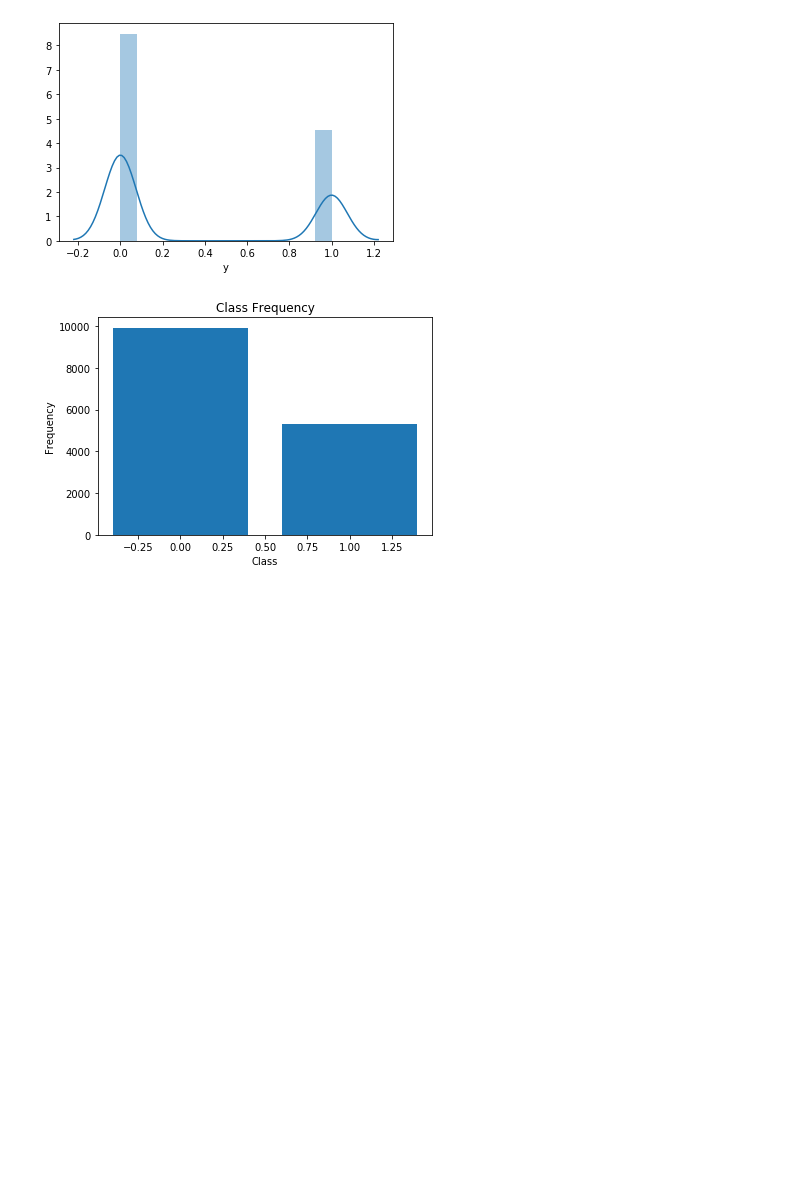
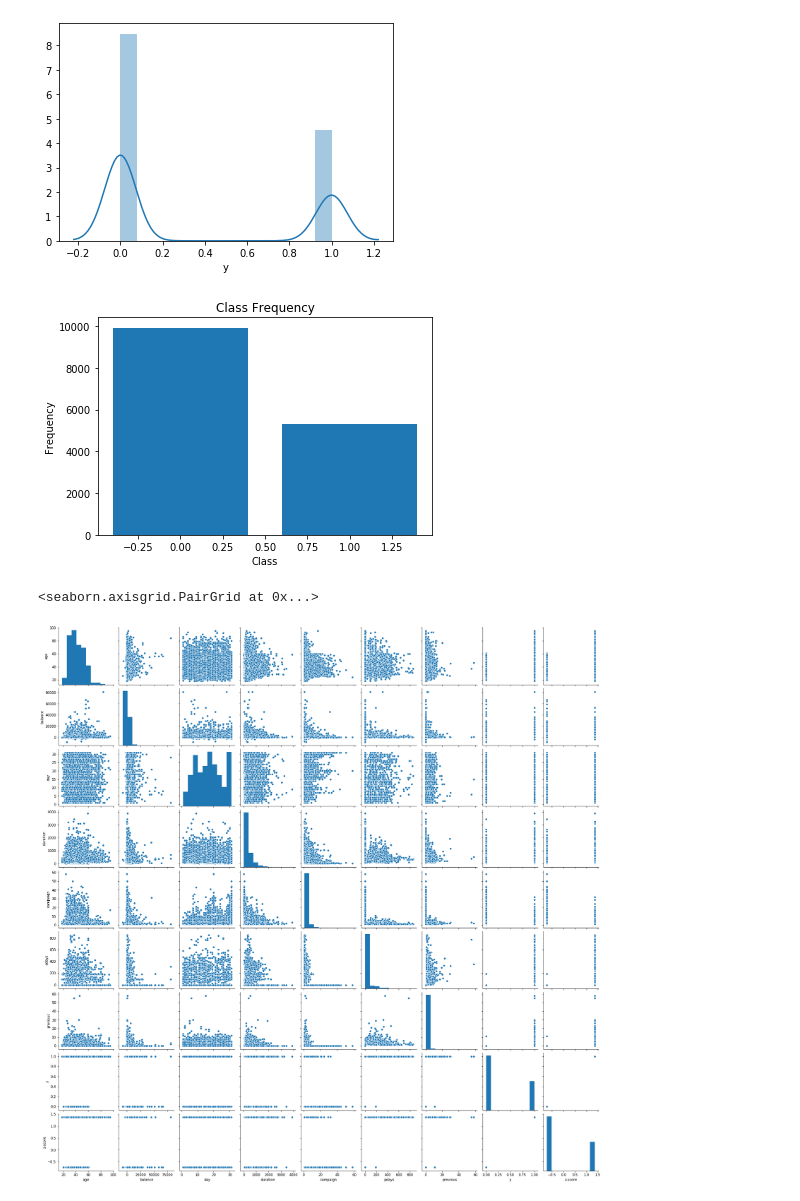
Before and after one commit to Sushila-Phogat/CE888, a Jupyter notebook: Bank_data.ipynb, the cells around one changed output. Cells and saved outputs as stored; diff of their text form; code cells hidden in the pictures; blank space fills up the shorter version.

```diff
--- a/Bank_data.ipynb
+++ b/Bank_data.ipynb
@@ -68,3 +68,8 @@ plt.ylabel('Frequency')
 plt.show()
 # %% [output]
 [figure]
+# %%
+sns.pairplot(df3)
+# %% [output]
+<seaborn.axisgrid.PairGrid at 0x...>
+[figure, added]
```
Also changed, not shown: parts of 2 cells of this notebook.
